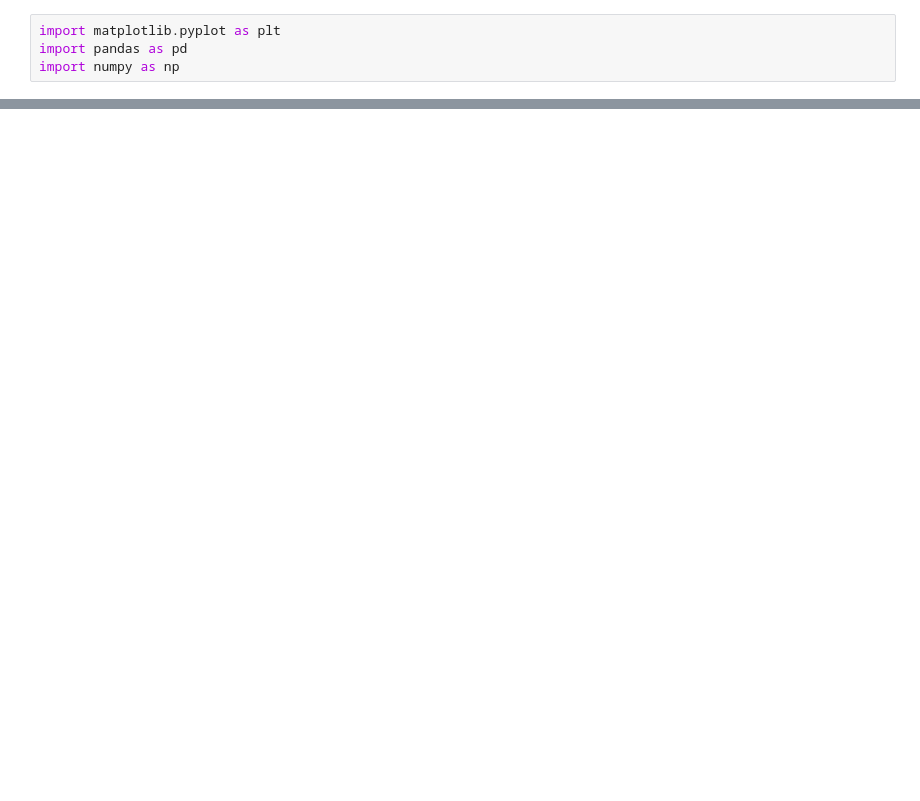
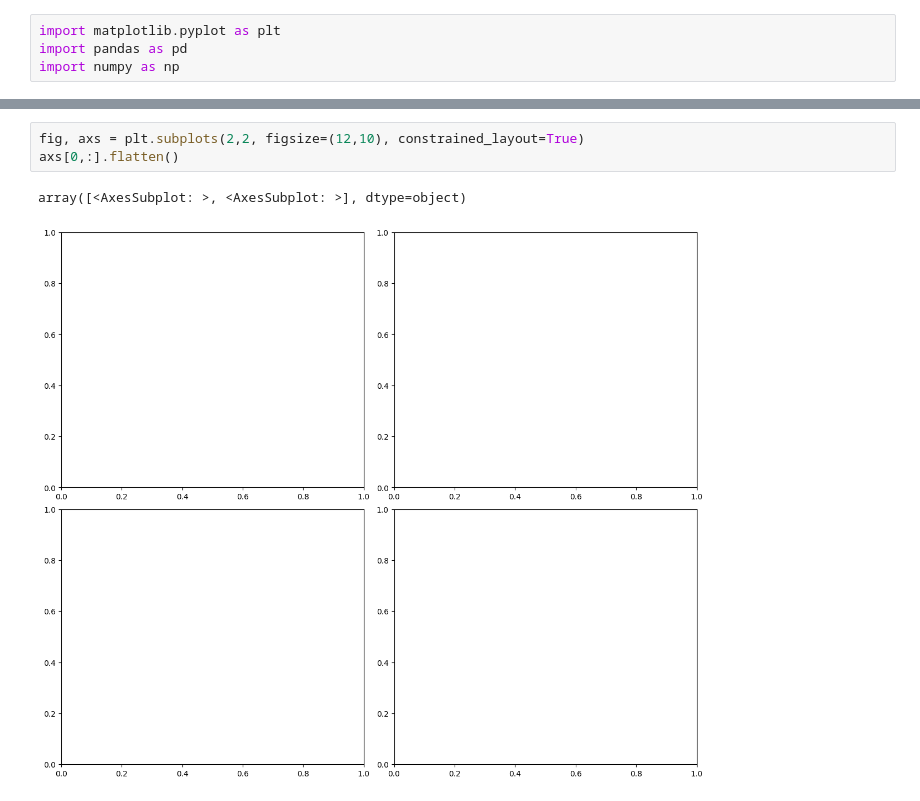
Before and after one commit to Observe-l/PredM, a Jupyter notebook: result_polt.ipynb, the cells around one changed output, grey strips where cells are left out. Cells and saved outputs as stored; diff of their text form; blank space fills up the shorter version.

```diff
--- a/result_polt.ipynb
+++ b/result_polt.ipynb
@@ -40,0 +59,6 @@ array([       nan,        nan,        nan, ..., 0.57583333, 0.59833333,
+# %%
+fig, axs = plt.subplots(2,2, figsize=(12,10), constrained_layout=True)
+axs[0,:].flatten()
+# %% [output]
+array([<AxesSubplot: >, <AxesSubplot: >], dtype=object)
+[figure, added]
```
Also changed, not shown: parts of 3 cells of this notebook, 14 other files.
